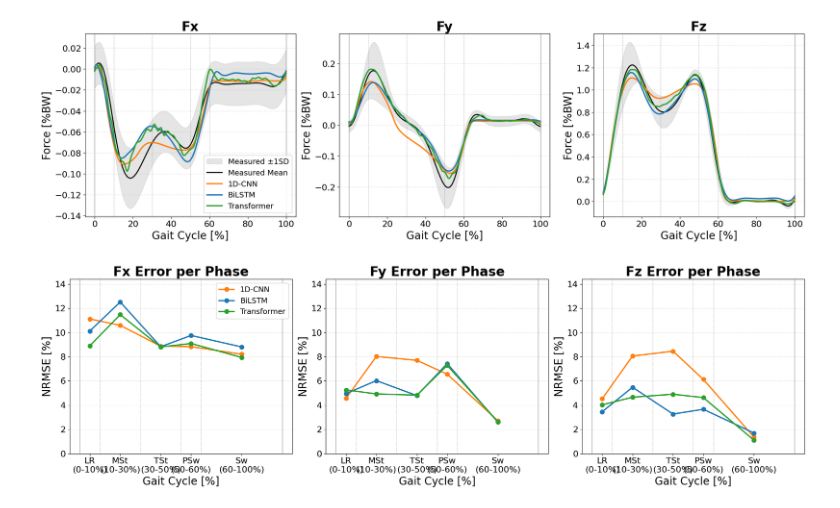
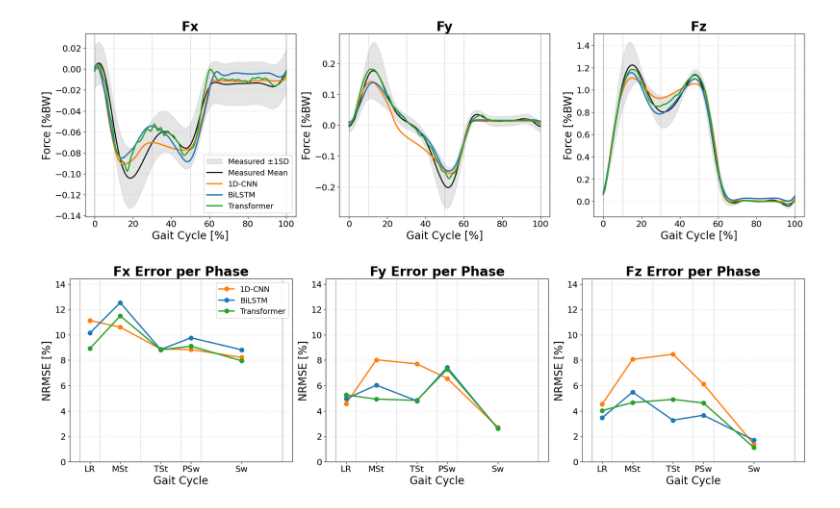
Before and after one commit to HideyukiNagashio/my-research-project, a Jupyter notebook: new.ipynb, the cells around one changed output. Drawn from its saved outputs; the diff is of its cells as text; code cells hidden in the pictures.

```diff
--- a/new.ipynb
+++ b/new.ipynb
@@ -583,7 +583,7 @@ C_TRANS = 'tab:green'
 
 TITLES = ['Fx Error per Phase', 'Fy Error per Phase', 'Fz Error per Phase']
 LABEL_Y = 'NRMSE [%]'
-LABEL_X = 'Gait Cycle [%]'
+LABEL_X = 'Gait Cycle'
 FIG_SIZE = (20, 6)
 
 # フェーズ情報の再定義
@@ -605,60 +605,74 @@ for start, end in PHASES.values():
     x_midpoints.append(mid)
     phase_boundaries.append(end)
 
-phase_labels = [f"{name}\n({s}-{e}%)" for name, (s, e) in PHASES.items()]
+phase_labels = [f"{name}" for name in PHASES.keys()]
 
 # ---------------------------------------------------------
-# 2. プロット実行
+# 2. フェーズごとの平均NRMSEの計算とプロット実行
 # ---------------------------------------------------------
-# Y軸の最大値決定
-all_values = []
-for m in [means_cnn, means_lstm, means_trans]:
-    for v in m.values():
-        all_values.append(v)
-y_max = np.max(np.array(all_values)) * 1.15
-
+# 時系列長を取得 (100のはずですが、nrmse_cnnから動的に取得します)
+time_steps = nrmse_cnn.shape[0]
 fig, axes = plt.subplots(1, 3, figsize=FIG_SIZE, sharey=False)
-
+# Y軸の最大値を後で統一するためのリスト
+all_phase_nrmses = []
 for i in range(3):
     ax = axes[i]
 
-    # データ準備
-    vals_cnn   = [means_cnn[p][i]   for p in PHASE_NAMES]
-    vals_lstm  = [means_lstm[p][i]  for p in PHASE_NAMES]
-    vals_trans = [means_trans[p][i] for p in PHASE_NAMES]
+    vals_cnn = []
+    vals_lstm = []
+    vals_trans = []
+
+    # 各フェーズごとにNRMSEの平均を計算する
+    for name, (start, end) in PHASES.items():
+        # パーセンテージから配列のインデックスを計算
+        idx_start = int(start / 100.0 * time_steps)
+        idx_end = int(end / 100.0 * time_steps)
+
+        # フェーズ期間内のNRMSEをスライスして平均を取得
+        phase_mean_cnn = np.mean(nrmse_cnn[idx_start:idx_end, i])
+        phase_mean_lstm = np.mean(nrmse_lstm[idx_start:idx_end, i])
+        phase_mean_trans = np.mean(nrmse_trans[idx_start:idx_end, i])
+
+        vals_cnn.append(phase_mean_cnn)
+        vals_lstm.append(phase_mean_lstm)
+        vals_trans.append(phase_mean_trans)
+
+        # グラフを整えるため、全フェーズの値を記録
+        all_phase_nrmses.extend([phase_mean_cnn, phase_mean_lstm, phase_mean_trans])
 
     # --- 折れ線グラフ ---
     ax.plot(x_midpoints, vals_cnn,   color=C_CNN,   linewidth=LW_LINE, marker='o', markersize=MARKER_SIZE, label='1D-CNN')
     ax.plot(x_midpoints, vals_lstm,  color=C_LSTM,  linewidth=LW_LINE, marker='o', markersize=MARKER_SIZE, label='BiLSTM')
     ax.plot(x_midpoints, vals_trans, color=C_TRANS, linewidth=LW_LINE, marker='o', markersize=MARKER_SIZE, label='Transformer')
 
     # --- フェーズ区切り線の描画 ---
-    # 0% と 100% も含めて線を描画
     for b in phase_boundaries:
-        # 0と100は実線(少し太く)、それ以外は点線にするなどの工夫
         ls = '-' if b in [0, 100] else '--'
         lw = 1.0 if b in [0, 100] else 0.8
         alpha = 0.8 if b in [0, 100] else 0.5
         ax.axvline(x=b, color='gray', linestyle=ls, linewidth=lw, alpha=alpha)
 
     # --- 装飾 ---
     ax.set_title(TITLES[i], fontsize=FS_TITLE, fontweight='bold')
     ax.set_xlabel(LABEL_X, fontsize=FS_LABEL)
     ax.set_ylabel(LABEL_Y, fontsize=FS_LABEL)
 
     # X軸目盛り設定
     ax.set_xticks(x_midpoints)
     ax.set_xticklabels(phase_labels, fontsize=FS_TICK)
 
-    # Y軸設定
-    ax.set_ylim(0, y_max)
+    # Y軸の体裁を整える
     ax.tick_params(axis='y', labelsize=FS_TICK)
     ax.grid(axis='y', linestyle=':', alpha=0.6)
 
+    # 凡例 (最初のグラフのみ表示)
     if i == 0:
         ax.legend(loc='upper right', fontsize=FS_LEGEND, framealpha=0.9)
-
+# 3つのグラフ全てのY軸のスケールを合わせる
+global_y_max = np.max(all_phase_nrmses) * 1.15 if len(all_phase_nrmses) > 0 else 1.0
+for ax in axes:
+    ax.set_ylim(0, global_y_max)
 plt.tight_layout()
 plt.show()
 # %% [output]
-[figure, old version]
+[figure, new version]
```
Also changed, not shown: parts of 3 cells of this notebook.
